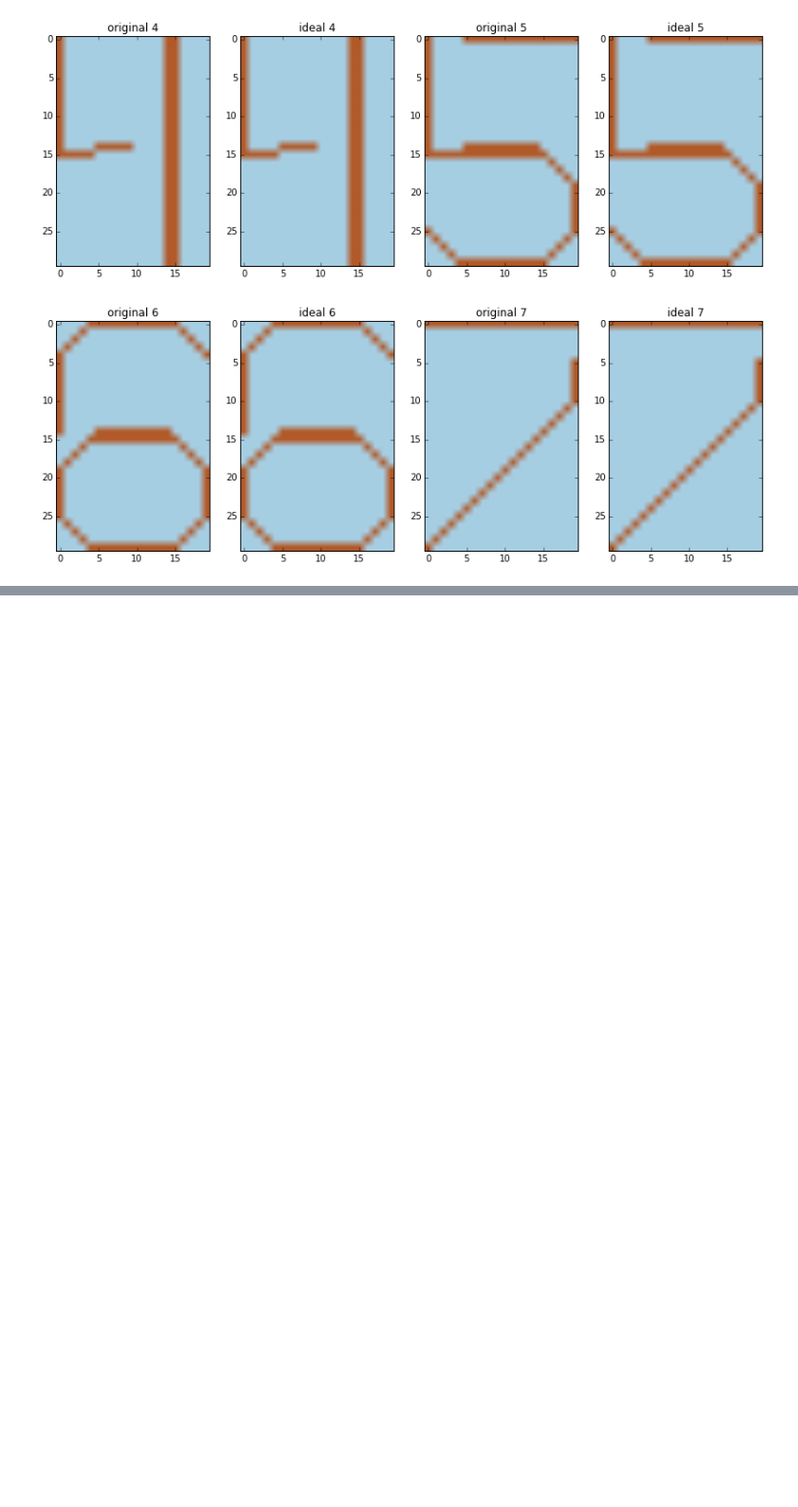
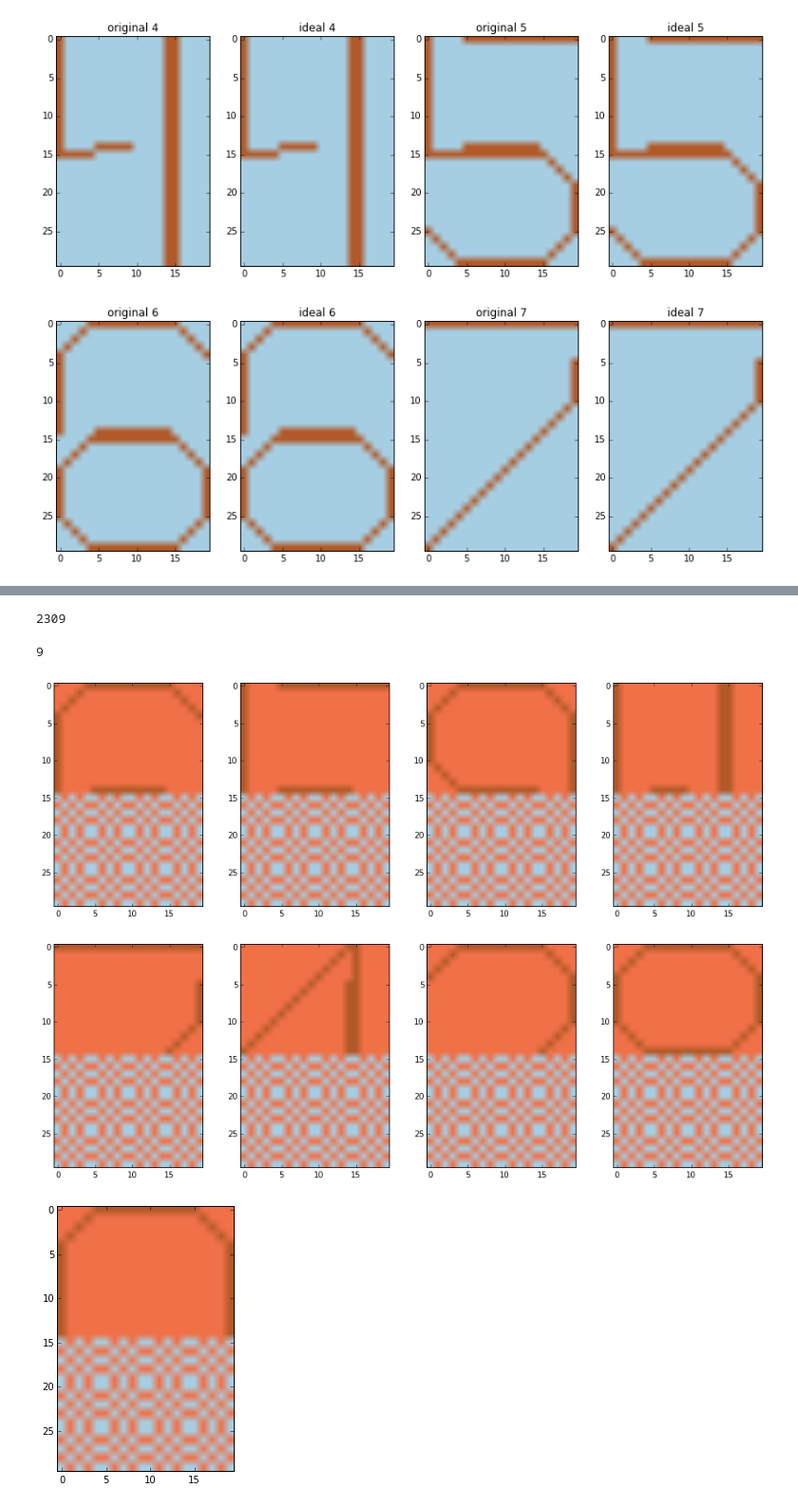
Before and after one commit to Qwasser/natural_classification, a Jupyter notebook: notebooks/experiment_notebooks/numbers_clean.ipynb, the cells around one changed output, grey strips where cells are left out. Shown at 95% size. Drawn from its saved outputs; the diff is of its cells as text; code cells hidden in the pictures; blank space fills up the shorter version.

```diff
--- a/notebooks/experiment_notebooks/numbers_clean.ipynb
+++ b/notebooks/experiment_notebooks/numbers_clean.ipynb
@@ -261,0 +270,4 @@ for j in range(0, height):
+# %%
+len(list_rules)
+# %% [output]
+2309
@@ -261,0 +280,33 @@ for j in range(0, height):
+# %%
+# Получим все естественные класссы
+denoised_classes = map(lambda z: tuple(map(lambda x: mapToNoNoise(x), z)), sw.getIdealObjects())
+
+# Число естественных классов
+print len(set(denoised_classes))
+
+class_ids = sw.getClasses()
+# %% [output]
+9
+# %%
+# Выведем получившиеся классы:
+
+from matplotlib import cm
+unique_classes = list(set(denoised_classes))
+
+width =  4
+height = int ((len(unique_classes) * 1.0 - 1) / width) + 1
+
+for j in range(0, height):
+    plt.figure(figsize = (16, 5))
+    for i in range(width):
+        if i + width * j >= len(unique_classes):
+            break
+        img = getVisualizationMatrix(unique_classes[i + width * j])
+        plt.subplot(1, width, i + 1)
+        plt.imshow(img, cmap = cm.Paired)
+
+    plt.show()
+# %% [output]
+[figure, added]
+[figure, added]
+[figure, added]
```
Also changed, not shown: parts of 9 cells of this notebook, 15 other files.
